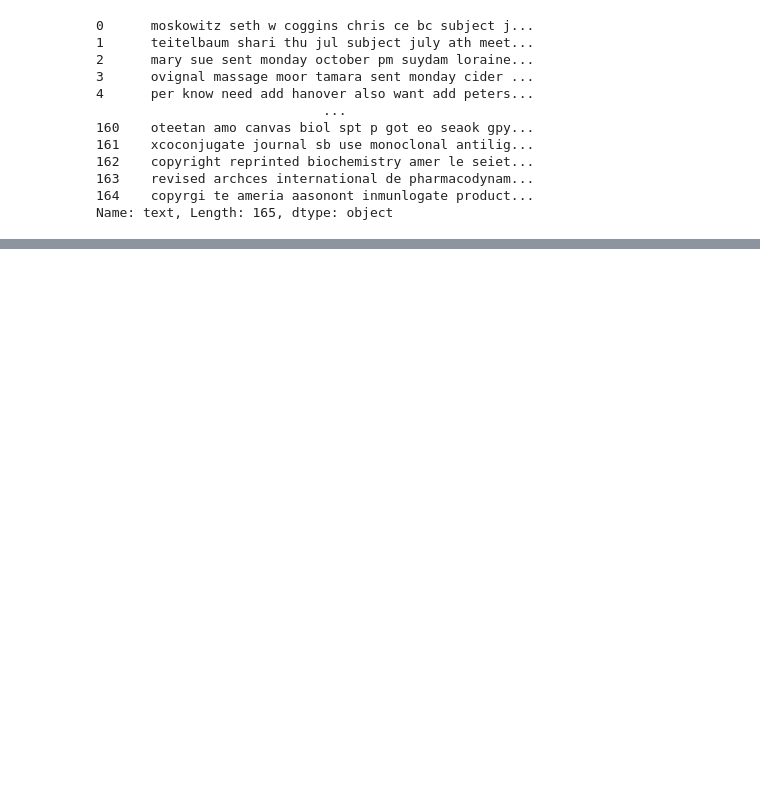
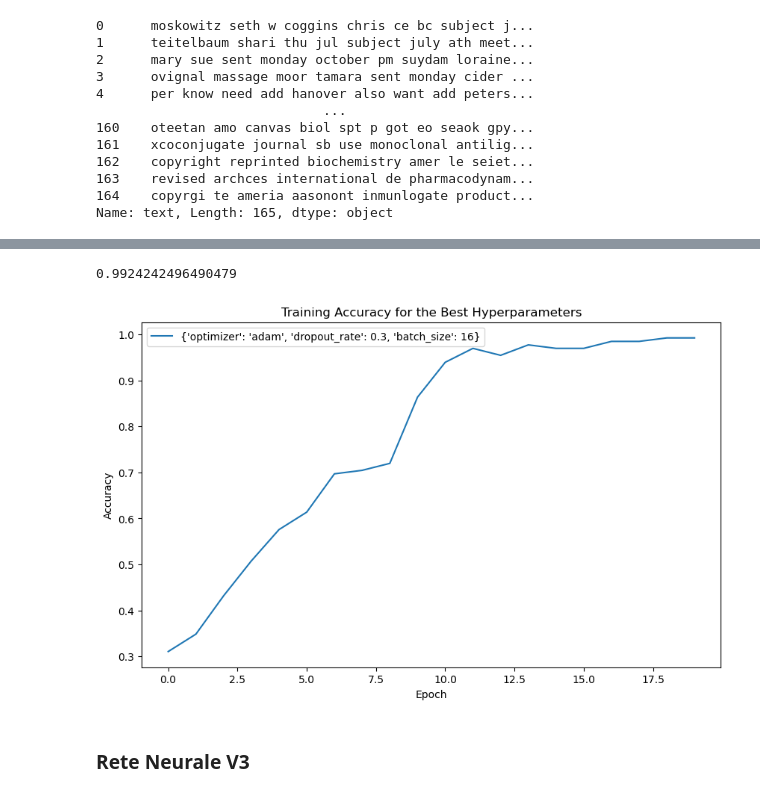
Before and after one commit to massimocaso/Document_classification_DNN, a Jupyter notebook: doc_reader.ipynb, the cells around one changed output, grey strips where cells are left out. Cells and saved outputs as stored; diff of their text form; code cells hidden in the pictures; blank space fills up the shorter version.

```diff
--- a/doc_reader.ipynb
+++ b/doc_reader.ipynb
@@ -205,0 +264,18 @@ Best: 0.545455 using {'dropout_rate': 0.3, 'optimizer': 'adam'}
+# %%
+
+best_index2 = np.argmax(np.mean(results2, axis=1))
+print(np.max(results2[best_index2]))
+# Plot the results for the best model only
+plt.figure(figsize=(10, 6))
+plt.plot(results2[best_index2], label=str(ParameterGrid(param_grid2)[best_index2]))
+
+plt.xlabel('Epoch')
+plt.ylabel('Accuracy')
+plt.title('Training Accuracy for the Best Hyperparameters')
+plt.legend()
+plt.show()
+# %% [output]
+0.9924242496490479
+[figure, added]
+# %% [markdown]
+### Rete Neurale V3
```
Also changed, not shown: parts of 19 cells of this notebook, 4 other files.
